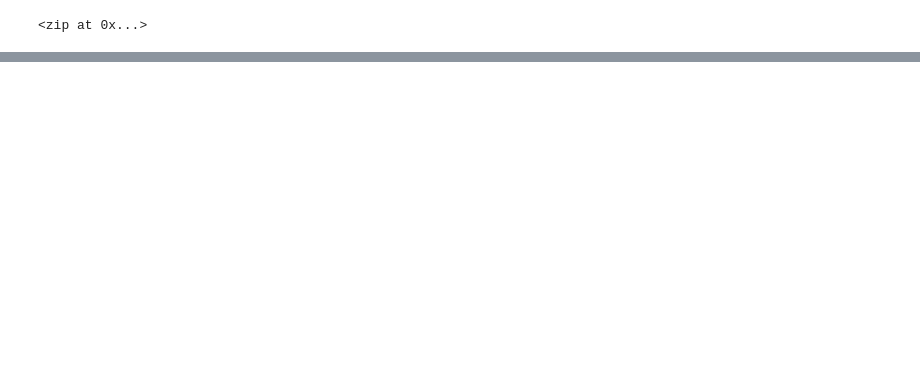
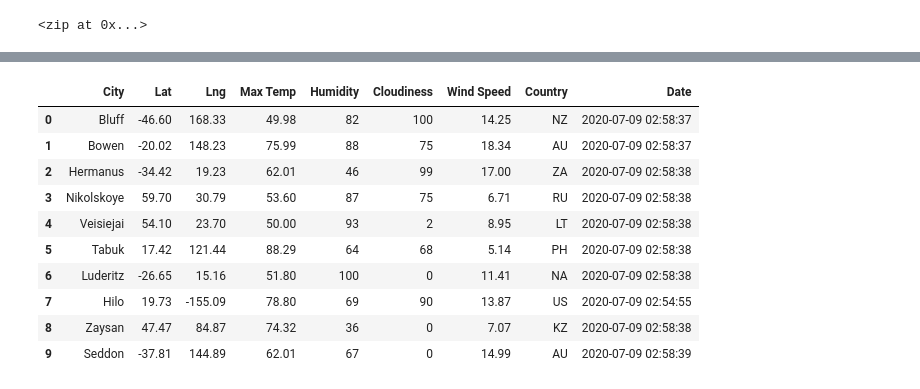
Before and after one commit to Natashina/World_Weather_Analysis, a Jupyter notebook: WeatherPy.ipynb, the cells around one changed output, grey strips where cells are left out. Drawn from its saved outputs; the diff is of its cells as text; code cells hidden in the pictures; blank space fills up the shorter version.

```diff
--- a/WeatherPy.ipynb
+++ b/WeatherPy.ipynb
@@ -33,0 +128,16 @@ len(cities)
+# %%
+# Convert the array of dictionaries to a Pandas DataFrame.
+city_data_df = pd.DataFrame(city_data)
+city_data_df.head(10)
+# %% [output]
+|  | City | Lat | Lng | Max Temp | Humidity | Cloudiness | Wind Speed | Country | Date |
+| 0 | Bluff | -46.60 | 168.33 | 49.98 | 82 | 100 | 14.25 | NZ | 2020-07-09 02:58:37 |
+| 1 | Bowen | -20.02 | 148.23 | 75.99 | 88 | 75 | 18.34 | AU | 2020-07-09 02:58:37 |
+| 2 | Hermanus | -34.42 | 19.23 | 62.01 | 46 | 99 | 17.00 | ZA | 2020-07-09 02:58:38 |
+| 3 | Nikolskoye | 59.70 | 30.79 | 53.60 | 87 | 75 | 6.71 | RU | 2020-07-09 02:58:38 |
+| 4 | Veisiejai | 54.10 | 23.70 | 50.00 | 93 | 2 | 8.95 | LT | 2020-07-09 02:58:38 |
+| 5 | Tabuk | 17.42 | 121.44 | 88.29 | 64 | 68 | 5.14 | PH | 2020-07-09 02:58:38 |
+| 6 | Luderitz | -26.65 | 15.16 | 51.80 | 100 | 0 | 11.41 | NA | 2020-07-09 02:58:38 |
+| 7 | Hilo | 19.73 | -155.09 | 78.80 | 69 | 90 | 13.87 | US | 2020-07-09 02:54:55 |
+| 8 | Zaysan | 47.47 | 84.87 | 74.32 | 36 | 0 | 7.07 | KZ | 2020-07-09 02:58:38 |
+| 9 | Seddon | -37.81 | 144.89 | 62.01 | 67 | 0 | 14.99 | AU | 2020-07-09 02:58:39 |
```
Also changed, not shown: parts of 7 cells of this notebook, 3 other files.
